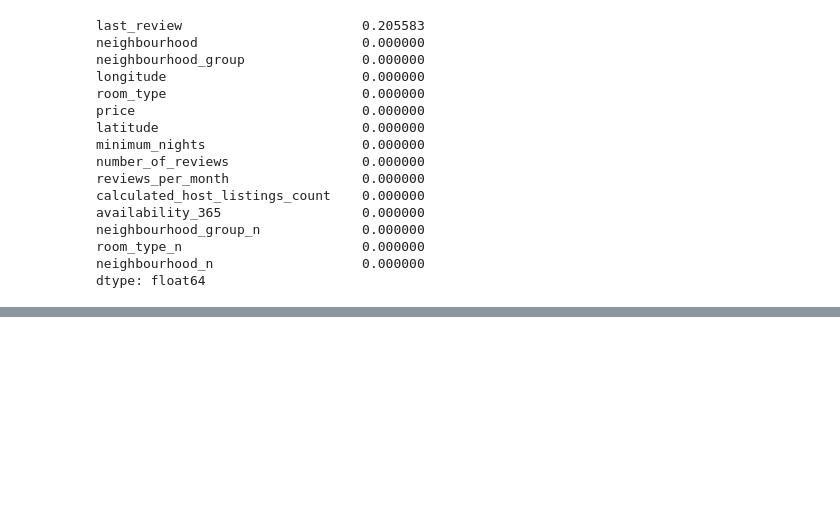
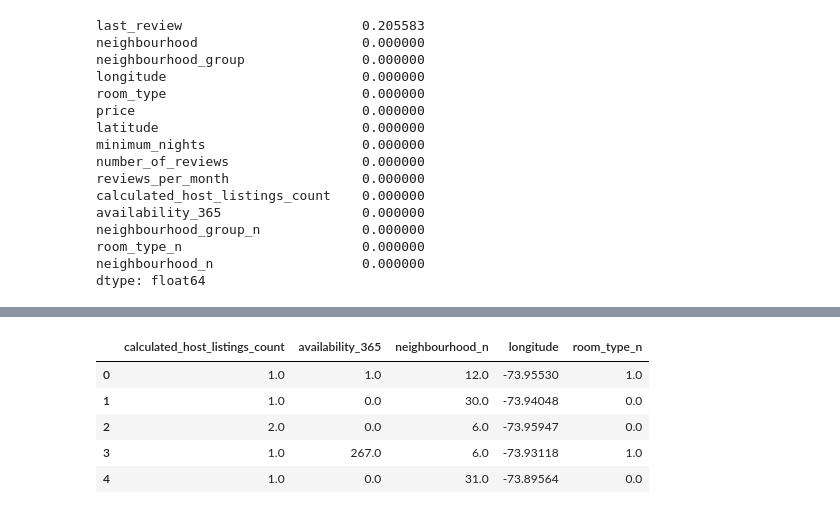
Before and after one commit to 4GeeksAcademy/ginappedrosa-machine-learning-python-template, a Jupyter notebook: src/explore.ipynb, the cells around one changed output, grey strips where cells are left out. Saved outputs shown, nothing was run; the diff lists cells and outputs as text; code cells hidden in the pictures; blank space fills up the shorter version.

```diff
--- a/src/explore.ipynb
+++ b/src/explore.ipynb
@@ -533,0 +661,19 @@ dtype: int64
+# %%
+from sklearn.feature_selection import f_classif, SelectKBest
+
+# Con un valor de k = 5 decimos implícitamente que queremos eliminar 2 características del conjunto de datos
+selection_model = SelectKBest(f_classif, k = 5)
+selection_model.fit(X_train_con_outliers, y_train)
+
+ix = selection_model.get_support()
+X_train_con_outliers_sel = pd.DataFrame(selection_model.transform(X_train_con_outliers), columns = X_train_con_outliers.columns.values[ix])
+X_test_con_outliers_sel = pd.DataFrame(selection_model.transform(X_test_con_outliers), columns = X_test_con_outliers.columns.values[ix])
+
+X_train_con_outliers_sel.head()
+# %% [output]
+|  | calculated_host_listings_count | availability_365 | neighbourhood_n | longitude | room_type_n |
+| 0 | 1.0 | 1.0 | 12.0 | -73.95530 | 1.0 |
+| 1 | 1.0 | 0.0 | 30.0 | -73.94048 | 0.0 |
+| 2 | 2.0 | 0.0 | 6.0 | -73.95947 | 0.0 |
+| 3 | 1.0 | 267.0 | 6.0 | -73.93118 | 1.0 |
+| 4 | 1.0 | 0.0 | 31.0 | -73.89564 | 0.0 |
```
Also changed, not shown: parts of 12 cells of this notebook, 19 other files.
